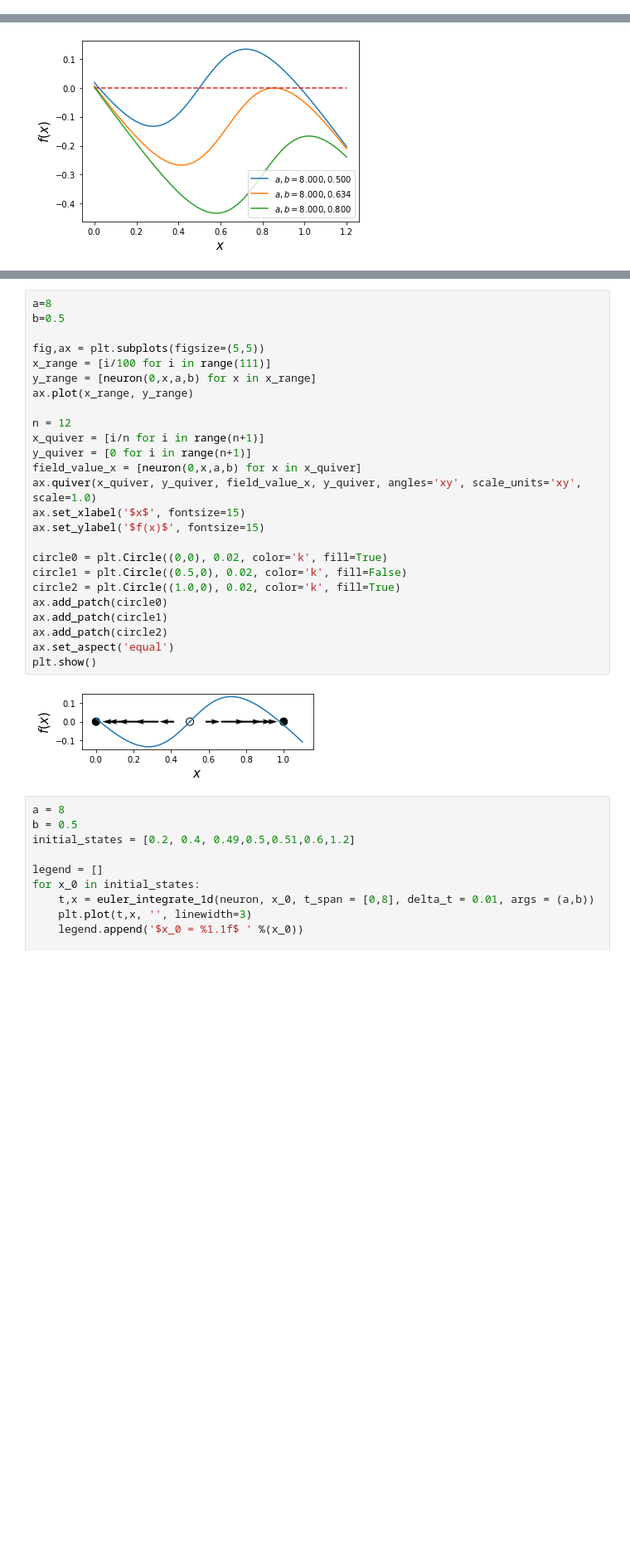
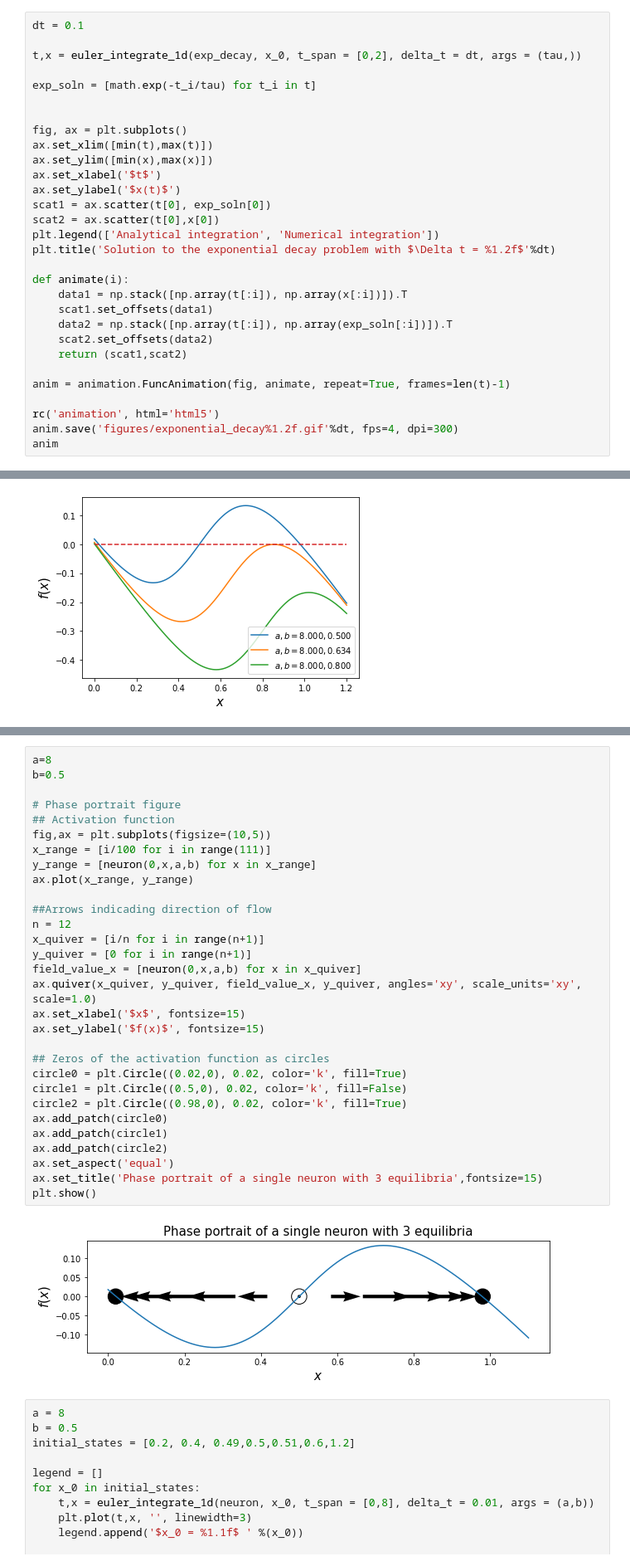
Before and after one commit to pdesrosiers/sysdyn, a Jupyter notebook: sysdyn.ipynb, the cells around one changed output, grey strips where cells are left out. Shown at 83% size. Drawn from its saved outputs; the diff is of its cells as text; blank space fills up the shorter version.

```diff
--- a/sysdyn.ipynb
+++ b/sysdyn.ipynb
@@ -76,0 +113,30 @@ plt.show()
+# %%
+dt = 0.1
+
+t,x = euler_integrate_1d(exp_decay, x_0, t_span = [0,2], delta_t = dt, args = (tau,))
+
+exp_soln = [math.exp(-t_i/tau) for t_i in t]
+
+
+fig, ax = plt.subplots()
+ax.set_xlim([min(t),max(t)])
+ax.set_ylim([min(x),max(x)])
+ax.set_xlabel('$t$')
+ax.set_ylabel('$x(t)$')
+scat1 = ax.scatter(t[0], exp_soln[0])
+scat2 = ax.scatter(t[0],x[0])
+plt.legend(['Analytical integration', 'Numerical integration'])
+plt.title('Solution to the exponential decay problem with $\Delta t = %1.2f$'%dt)
+
+def animate(i):
+    data1 = np.stack([np.array(t[:i]), np.array(x[:i])]).T
+    scat1.set_offsets(data1)
+    data2 = np.stack([np.array(t[:i]), np.array(exp_soln[:i])]).T
+    scat2.set_offsets(data2)
+    return (scat1,scat2)
+
+anim = animation.FuncAnimation(fig, animate, repeat=True, frames=len(t)-1)
+
+rc('animation', html='html5')
+anim.save('figures/exponential_decay%1.2f.gif'%dt, fps=4, dpi=300)
+anim
@@ -234,30 +354,35 @@ plt.show()
 # %%
 a=8
 b=0.5
 
-fig,ax = plt.subplots(figsize=(5,5))
+# Phase portrait figure
+## Activation function
+fig,ax = plt.subplots(figsize=(10,5))
 x_range = [i/100 for i in range(111)]
 y_range = [neuron(0,x,a,b) for x in x_range]
 ax.plot(x_range, y_range)
 
+##Arrows indicading direction of flow
 n = 12
 x_quiver = [i/n for i in range(n+1)]
 y_quiver = [0 for i in range(n+1)]
 field_value_x = [neuron(0,x,a,b) for x in x_quiver]
 ax.quiver(x_quiver, y_quiver, field_value_x, y_quiver, angles='xy', scale_units='xy', scale=1.0)
 ax.set_xlabel('$x$', fontsize=15)
 ax.set_ylabel('$f(x)$', fontsize=15)
 
-circle0 = plt.Circle((0,0), 0.02, color='k', fill=True)
+## Zeros of the activation function as circles
+circle0 = plt.Circle((0.02,0), 0.02, color='k', fill=True)
 circle1 = plt.Circle((0.5,0), 0.02, color='k', fill=False)
-circle2 = plt.Circle((1.0,0), 0.02, color='k', fill=True)
+circle2 = plt.Circle((0.98,0), 0.02, color='k', fill=True)
 ax.add_patch(circle0)
 ax.add_patch(circle1)
 ax.add_patch(circle2)
 ax.set_aspect('equal')
+ax.set_title('Phase portrait of a single neuron with 3 equilibria',fontsize=15)
 plt.show()
 # %% [output]
-[figure, old version]
+[figure, new version]
 # %%
 a = 8
 b = 0.5
```
Also changed, not shown: parts of 38 cells of this notebook.
